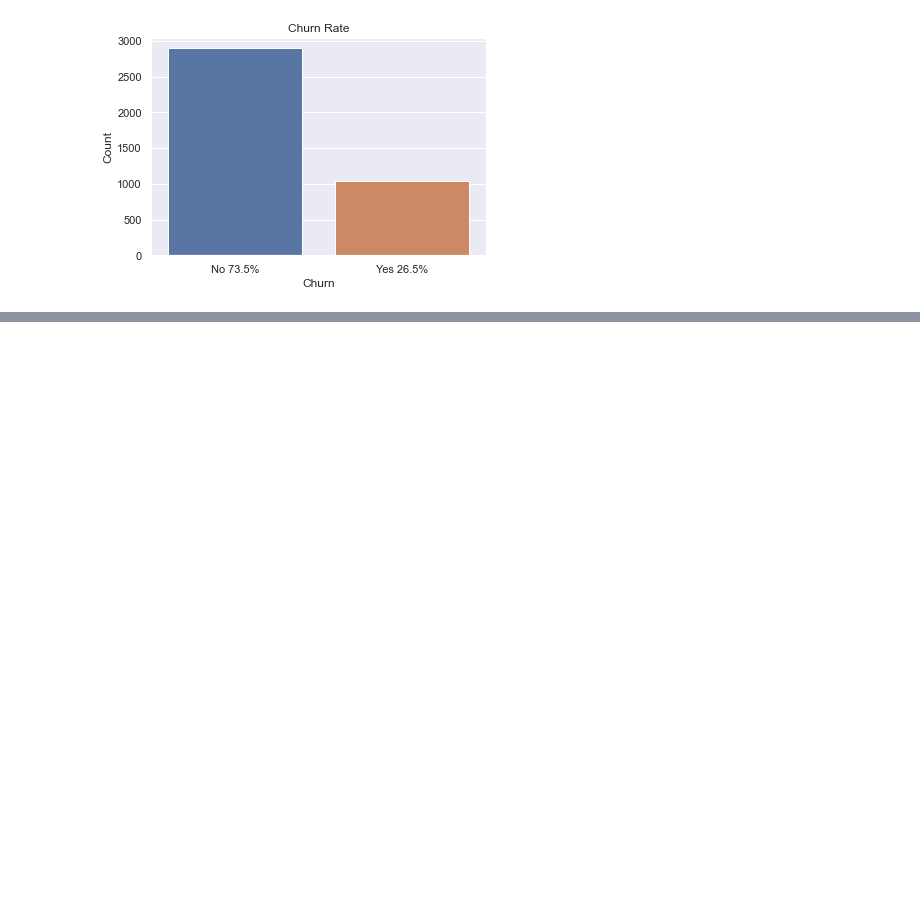
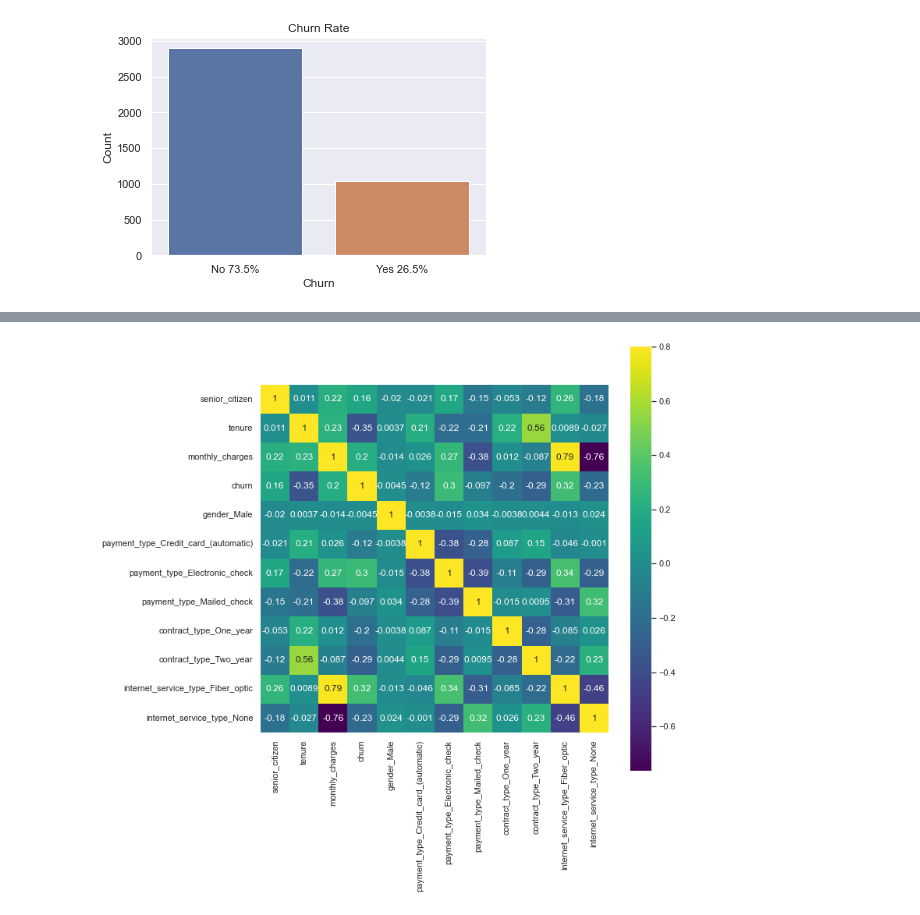
Before and after one commit to craigcalzado/classification-project, a Jupyter notebook: TecoCo_Churn_Project.ipynb, the cells around one changed output, grey strips where cells are left out. Saved outputs shown, nothing was run; the diff lists cells and outputs as text; code cells hidden in the pictures; blank space fills up the shorter version.

Commit message:
Wrapping up Data Exploration

```diff
--- a/TecoCo_Churn_Project.ipynb
+++ b/TecoCo_Churn_Project.ipynb
@@ -102,7 +102,8 @@ Created dummy columns of ['gender', 'payment_type', 'contract_type', 'internet_s
 # %%
 # prepare data telco data for modeling
 telco_data = prepare.prep_telco(df)
-# type of data in each column
+# rename columns with spaces to underscores
+telco_data.rename(columns=lambda x: x.replace(' ', '_'), inplace=True)
 telco_data
 # %% [output]
 |  | customer_id | senior_citizen | partner | dependents | tenure | phone_service | multiple_lines | ... |
@@ -192,0 +198,7 @@ plt.show()
+# %%
+# visualize the upper triangle of the correlation matrix
+plt.figure(figsize=(10,10))
+sns.heatmap(corr_matrix, vmax=.8, square=True, annot=True, cmap='viridis')
+plt.show()
+# %% [output]
+[figure, added]
```
Also changed, not shown: parts of 19 cells of this notebook.
